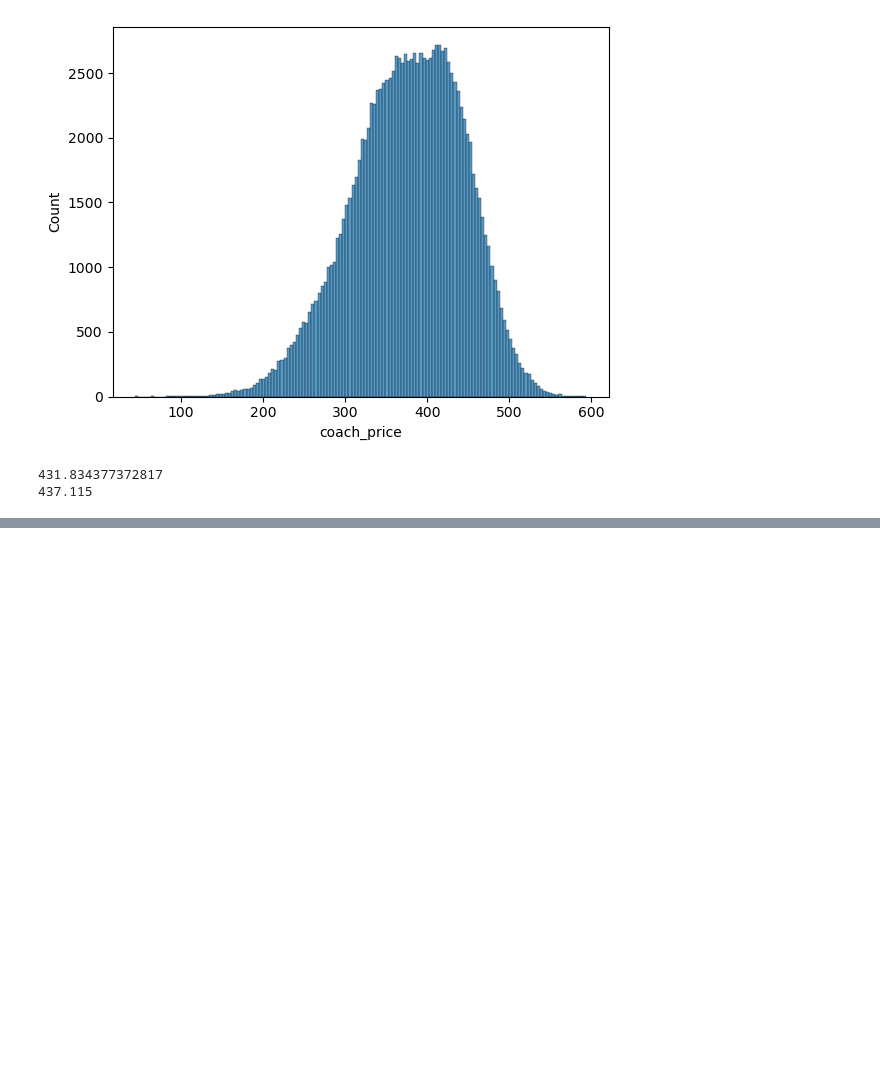
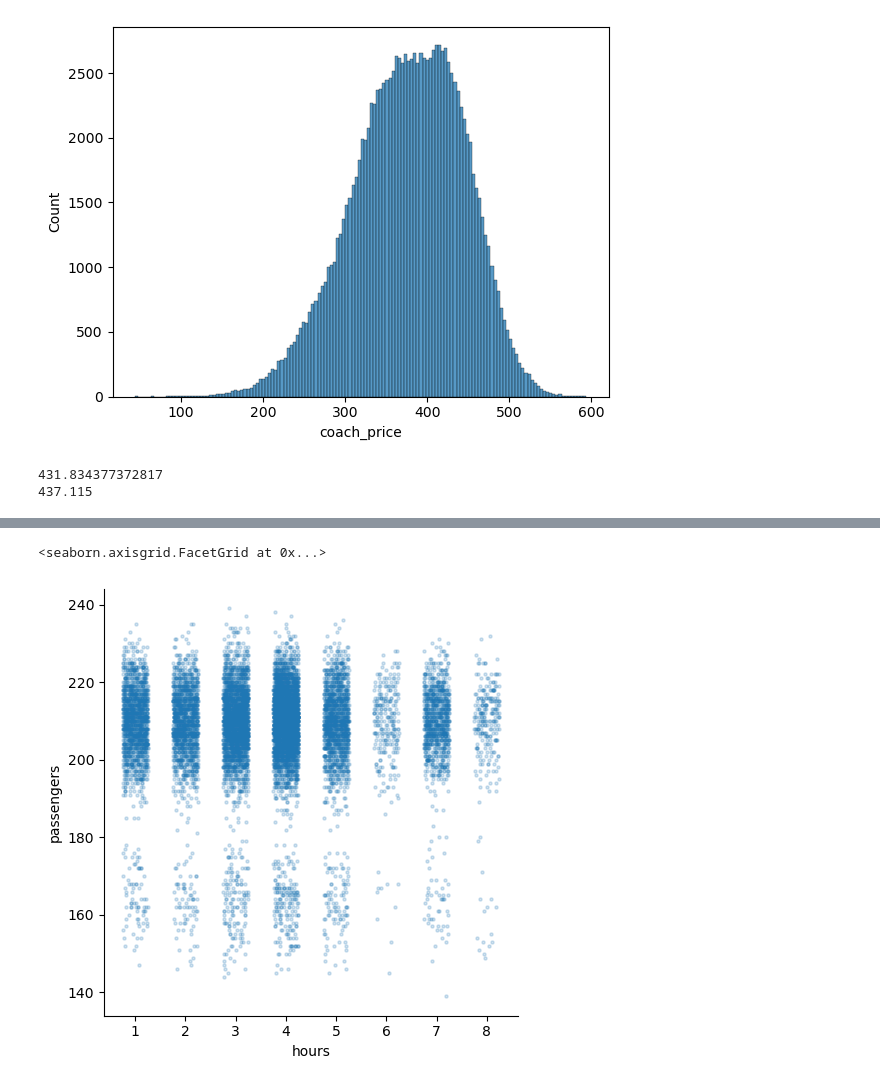
Before and after one commit to ZahraKiashemshaki/Airline-Analysis, a Jupyter notebook: Airline.ipynb, the cells around one changed output, grey strips where cells are left out. Saved outputs shown, nothing was run; the diff lists cells and outputs as text; code cells hidden in the pictures; blank space fills up the shorter version.

```diff
--- a/Airline.ipynb
+++ b/Airline.ipynb
@@ -50,0 +87,5 @@ sns.histplot(flight.coach_price[flight.hours == 8])
+# %%
+sns.lmplot(x = "hours", y = "passengers", data = flight_sub, x_jitter = 0.25, scatter_kws={"s": 5, "alpha":0.2}, fit_reg = False)
+# %% [output]
+<seaborn.axisgrid.FacetGrid at 0x...>
+[figure, added]
```
Also changed, not shown: parts of 6 cells of this notebook.
